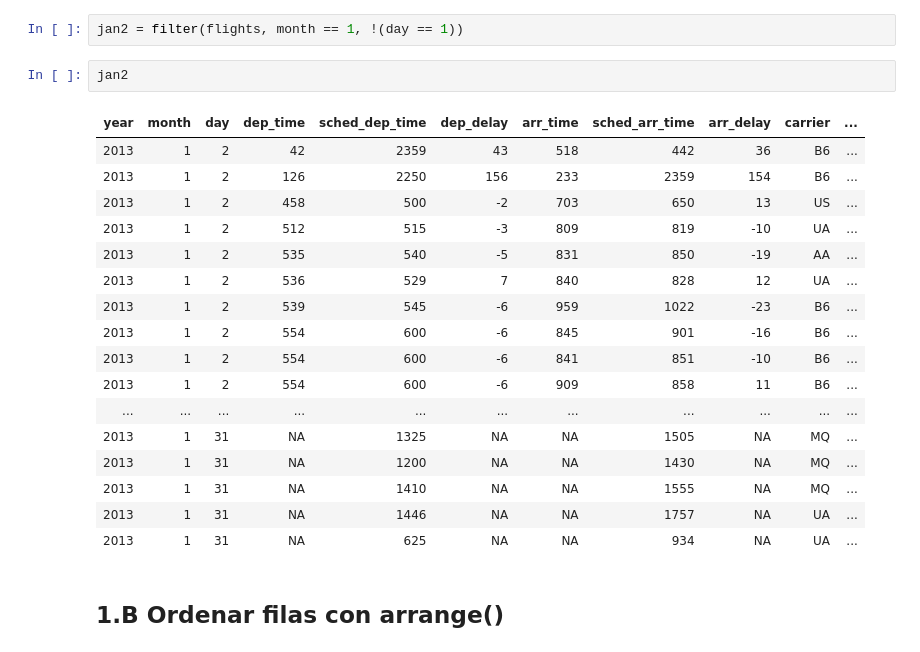
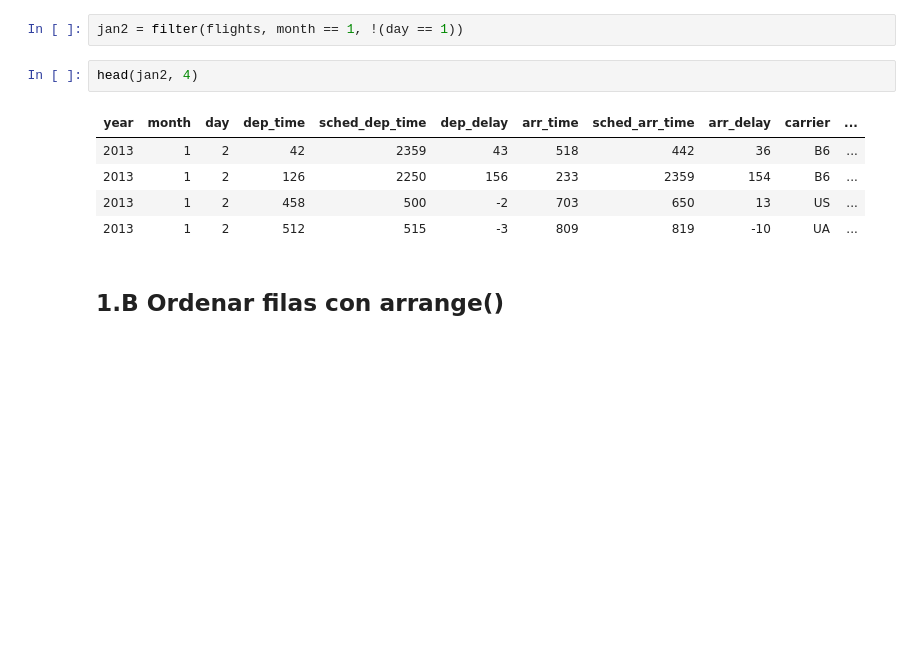
Before and after one commit to johanmarin/TtoBcoData-R, a Jupyter notebook: Sesión-3.ipynb, the cells around one changed output. Saved outputs shown, nothing was run; the diff lists cells and outputs as text; blank space fills up the shorter version.

```diff
--- a/Sesión-3.ipynb
+++ b/Sesión-3.ipynb
@@ -101,26 +78,14 @@ jan1
 ### Ejercicio 2: Filtrar los datos recolectados durante todos los dias del mes de enero, excepto el primer dia
 # %%
 jan2 = filter(flights, month == 1, !(day == 1))
-# %%
-jan2
-# %% [output]
-| year | month | day | dep_time | sched_dep_time | dep_delay | arr_time | sched_arr_time | arr_delay | carrier | ... |
-| 2013 | 1 | 2 | 42 | 2359 | 43 | 518 | 442 | 36 | B6 | ... |
-| 2013 | 1 | 2 | 126 | 2250 | 156 | 233 | 2359 | 154 | B6 | ... |
-| 2013 | 1 | 2 | 458 | 500 | -2 | 703 | 650 | 13 | US | ... |
-| 2013 | 1 | 2 | 512 | 515 | -3 | 809 | 819 | -10 | UA | ... |
-| 2013 | 1 | 2 | 535 | 540 | -5 | 831 | 850 | -19 | AA | ... |
-| 2013 | 1 | 2 | 536 | 529 | 7 | 840 | 828 | 12 | UA | ... |
-| 2013 | 1 | 2 | 539 | 545 | -6 | 959 | 1022 | -23 | B6 | ... |
-| 2013 | 1 | 2 | 554 | 600 | -6 | 845 | 901 | -16 | B6 | ... |
-| 2013 | 1 | 2 | 554 | 600 | -6 | 841 | 851 | -10 | B6 | ... |
-| 2013 | 1 | 2 | 554 | 600 | -6 | 909 | 858 | 11 | B6 | ... |
-| ... | ... | ... | ... | ... | ... | ... | ... | ... | ... | ... |
-| 2013 | 1 | 31 | NA | 1325 | NA | NA | 1505 | NA | MQ | ... |
-| 2013 | 1 | 31 | NA | 1200 | NA | NA | 1430 | NA | MQ | ... |
-| 2013 | 1 | 31 | NA | 1410 | NA | NA | 1555 | NA | MQ | ... |
-| 2013 | 1 | 31 | NA | 1446 | NA | NA | 1757 | NA | UA | ... |
-| 2013 | 1 | 31 | NA | 625 | NA | NA | 934 | NA | UA | ... |
+# %%
+head(jan2, 4)
+# %% [output]
+| year | month | day | dep_time | sched_dep_time | dep_delay | arr_time | sched_arr_time | arr_delay | carrier | ... |
+| 2013 | 1 | 2 | 42 | 2359 | 43 | 518 | 442 | 36 | B6 | ... |
+| 2013 | 1 | 2 | 126 | 2250 | 156 | 233 | 2359 | 154 | B6 | ... |
+| 2013 | 1 | 2 | 458 | 500 | -2 | 703 | 650 | 13 | US | ... |
+| 2013 | 1 | 2 | 512 | 515 | -3 | 809 | 819 | -10 | UA | ... |
 # %% [markdown]
 ## 1.B Ordenar filas con arrange()
 # %% [markdown]
```
Also changed, not shown: parts of 6 cells of this notebook.
